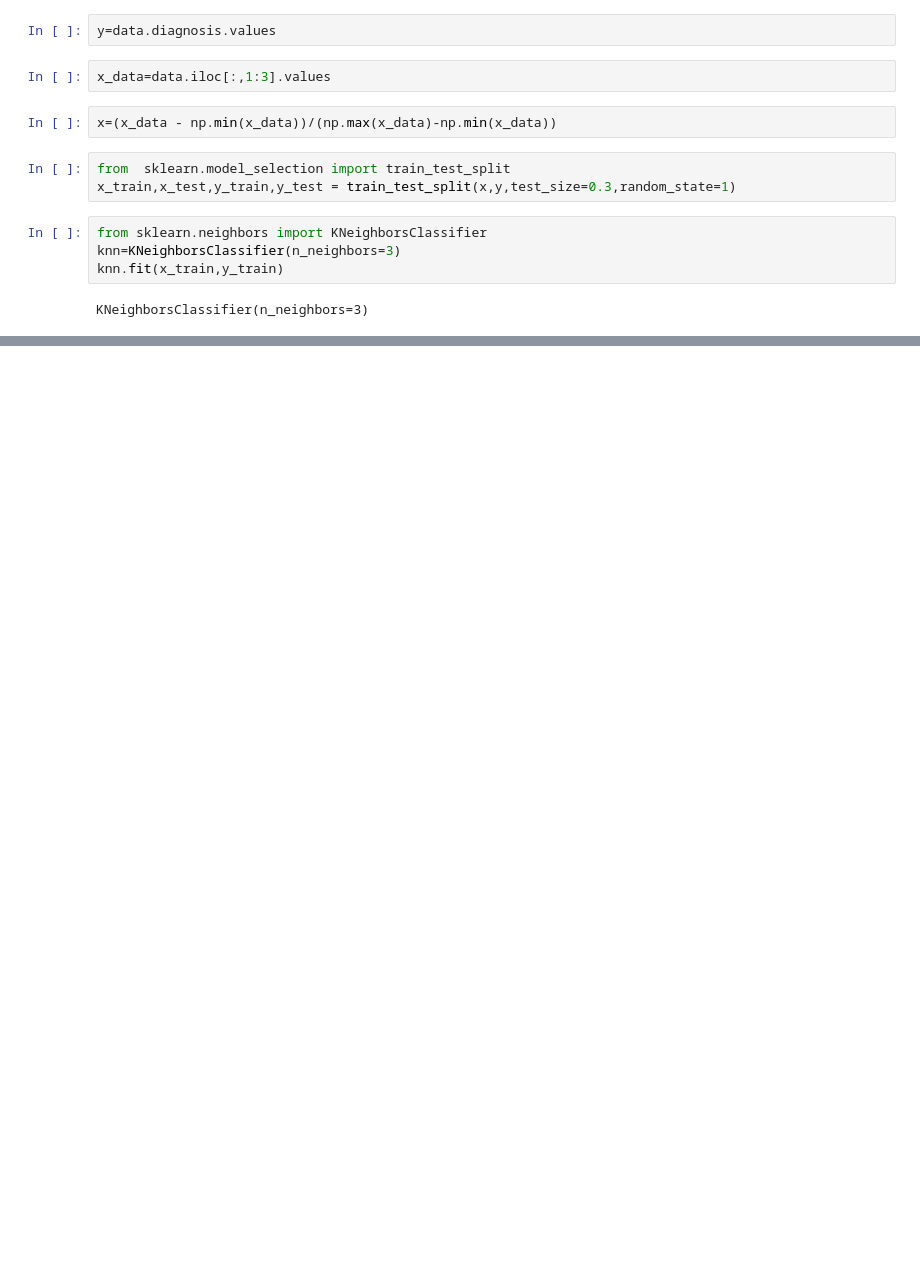
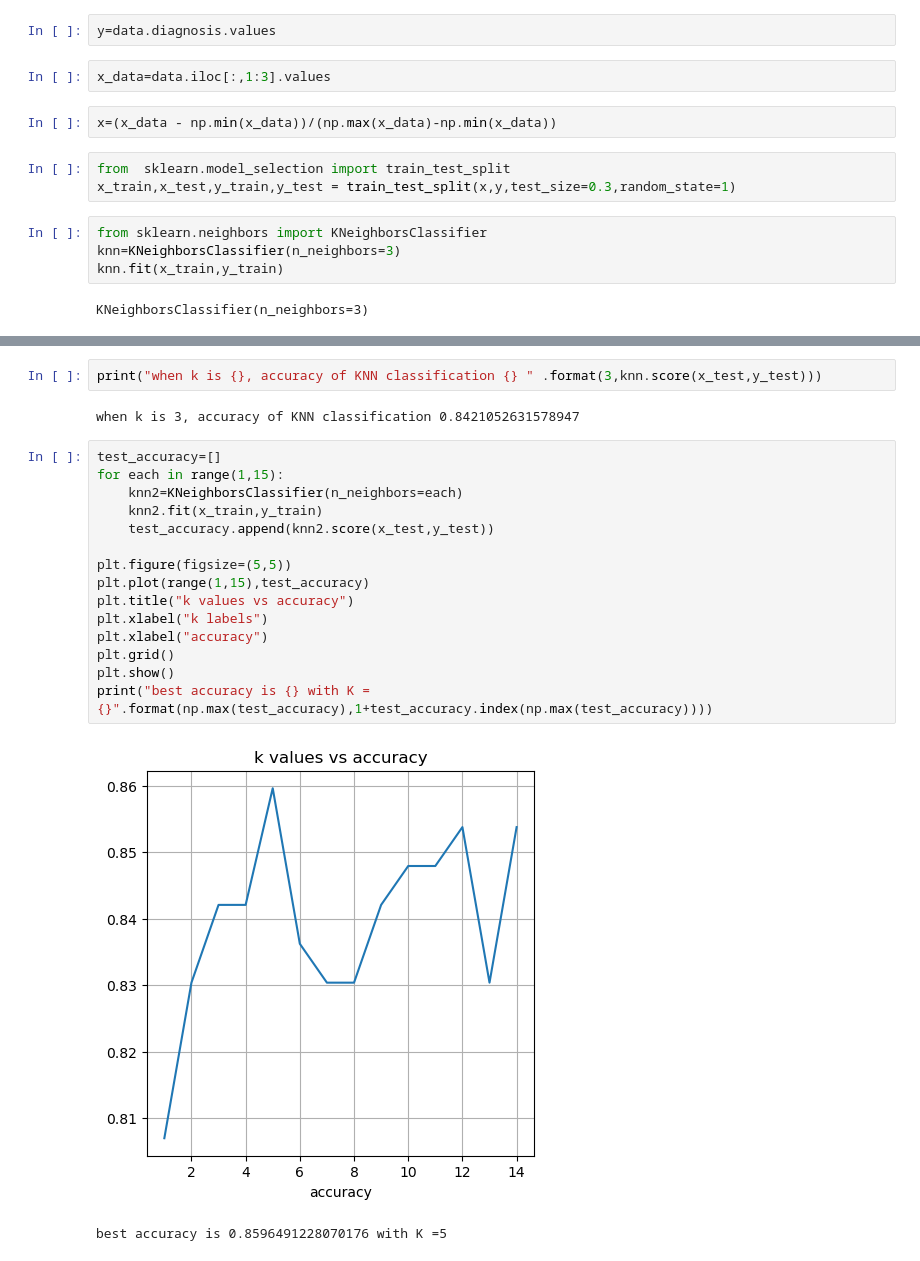
Before and after one commit to ahkazak23/Machine-Learning, a Jupyter notebook: Week-4/Week-4-1.ipynb, the cells around one changed output, grey strips where cells are left out. Saved outputs shown, nothing was run; the diff lists cells and outputs as text; blank space fills up the shorter version.

```diff
--- a/Week-4/Week-4-1.ipynb
+++ b/Week-4/Week-4-1.ipynb
@@ -132,0 +145,22 @@ KNeighborsClassifier(n_neighbors=3)
+# %%
+print("when k is {}, accuracy of KNN classification {} " .format(3,knn.score(x_test,y_test)))
+# %% [output]
+when k is 3, accuracy of KNN classification 0.8421052631578947
+# %%
+test_accuracy=[]
+for each in range(1,15):
+    knn2=KNeighborsClassifier(n_neighbors=each)
+    knn2.fit(x_train,y_train)
+    test_accuracy.append(knn2.score(x_test,y_test))
+
+plt.figure(figsize=(5,5))
+plt.plot(range(1,15),test_accuracy)
+plt.title("k values vs accuracy")
+plt.xlabel("k labels")
+plt.xlabel("accuracy")
+plt.grid()
+plt.show()
+print("best accuracy is {} with K ={}".format(np.max(test_accuracy),1+test_accuracy.index(np.max(test_accuracy))))
+# %% [output]
+[figure, added]
+best accuracy is 0.8596491228070176 with K =5
```
Also changed, not shown: parts of 1 cell of this notebook.
